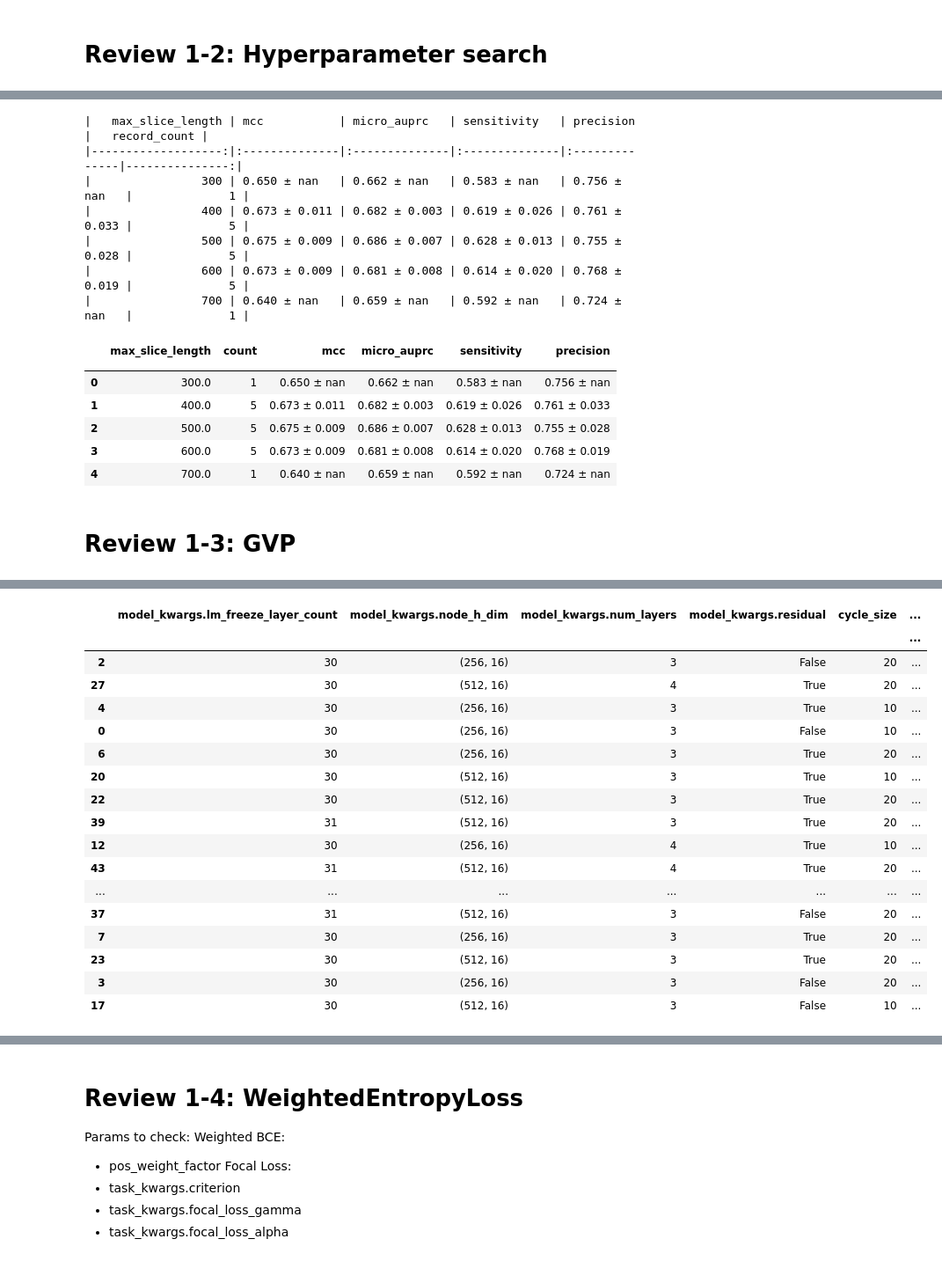
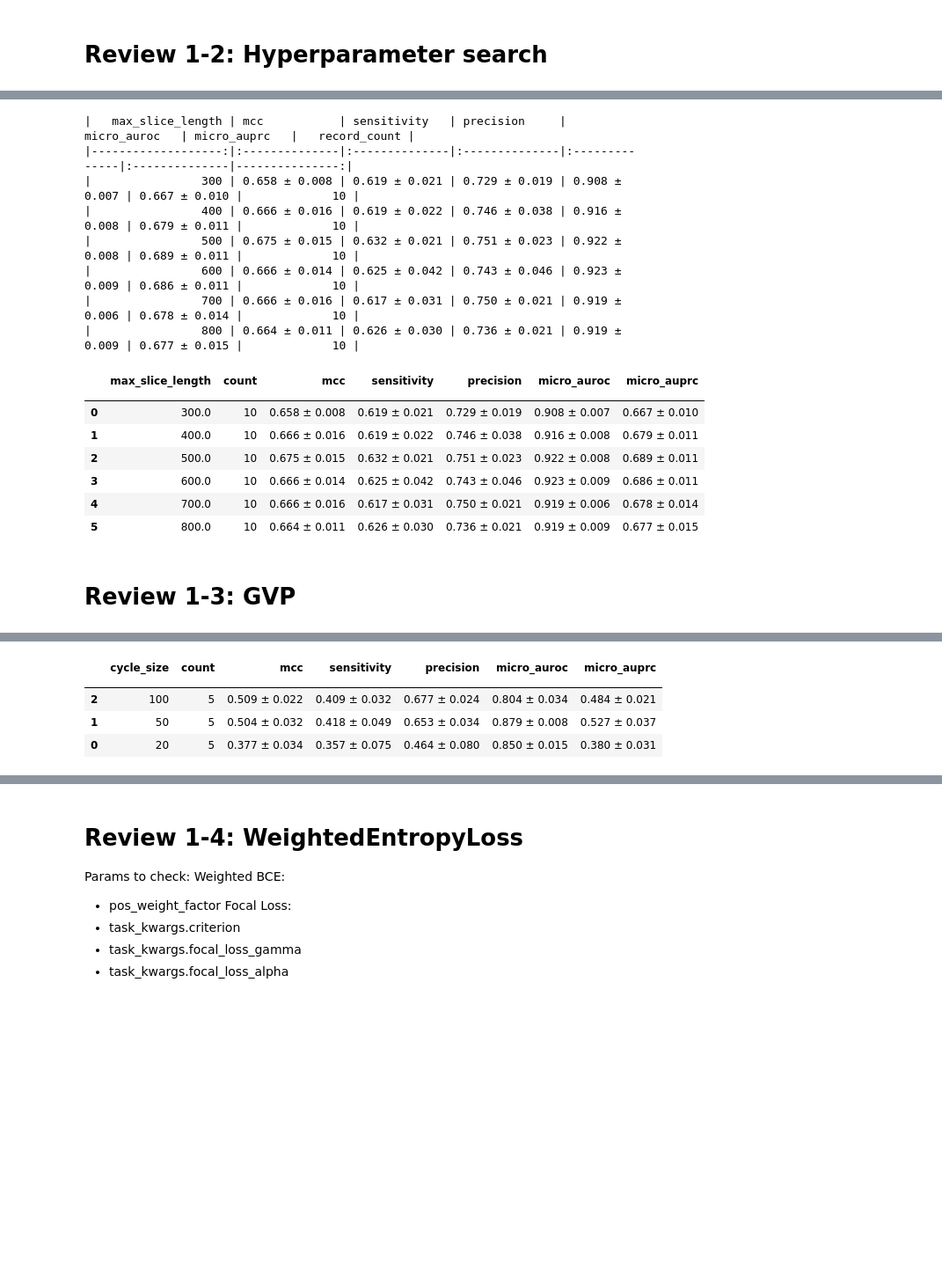
Before and after one commit to dlwocks31/MultiviewATPBind, a Jupyter notebook: result/analysis_atp.ipynb, the cells around one changed output, grey strips where cells are left out. Shown: that part at 88% size. Cells and saved outputs as stored; diff of their text form; code cells hidden in the pictures; blank space fills up the shorter version.

Commit message:
final data update

```diff
--- a/result/analysis_atp.ipynb
+++ b/result/analysis_atp.ipynb
@@ -292,9 +292,10 @@ def analyze_metrics(csv_path, group_by_param, filter_conditions={}, sort_by=('mc
     hyperparameters = group_by_param if isinstance(group_by_param, list) else [group_by_param]
 
     # Define the metrics to average
-    metrics = ['mcc', 'micro_auprc', 'sensitivity', 'precision']
+    metrics = ['mcc', 'sensitivity', 'precision', 'micro_auroc', 'micro_auprc']
 
     # Group by hyperparameters and calculate mean of metrics, including a single count column
+
     grouped_df = df.groupby(hyperparameters)[metrics].agg(['mean', 'std']).reset_index()
     grouped_df['count'] = df.groupby(hyperparameters).size().values
 
@@ -309,7 +310,8 @@ def analyze_metrics(csv_path, group_by_param, filter_conditions={}, sort_by=('mc
     # Display the results
     return grouped_df
 
-def print_markdown_table(grouped_df, metrics=['mcc', 'micro_auprc', 'sensitivity', 'precision']):
+
+def print_markdown_table(grouped_df, metrics=['mcc', 'sensitivity', 'precision', 'micro_auroc', 'micro_auprc']):
     """
     Print the markdown formatted table from the grouped DataFrame.
 
@@ -422,6 +443,7 @@ df = analyze_metrics('atpbind3d_esm-t33-gearnet_stats.csv',
                      filter_conditions={'padding': 50,
                                         'model_kwargs.lm_freeze_layer_count': [30],
                                         'valid_fold': [0,1,2,3,4],
+                                        'max_slice_length': [300, 400, 500, 600, 700, 800],
                                         },
                      sort_by='max_slice_length',
                      ascending=True
@@ -429,25 +451,28 @@ df = analyze_metrics('atpbind3d_esm-t33-gearnet_stats.csv',
 print_markdown_table(df)
 df
 # %% [output]
-|   max_slice_length | mcc           | micro_auprc   | sensitivity   | precision     |   record_count |
-|-------------------:|:--------------|:--------------|:--------------|:--------------|---------------:|
-|                300 | 0.650 ± nan   | 0.662 ± nan   | 0.583 ± nan   | 0.756 ± nan   |              1 |
-|                400 | 0.673 ± 0.011 | 0.682 ± 0.003 | 0.619 ± 0.026 | 0.761 ± 0.033 |              5 |
-|                500 | 0.675 ± 0.009 | 0.686 ± 0.007 | 0.628 ± 0.013 | 0.755 ± 0.028 |              5 |
-|                600 | 0.673 ± 0.009 | 0.681 ± 0.008 | 0.614 ± 0.020 | 0.768 ± 0.019 |              5 |
-|                700 | 0.640 ± nan   | 0.659 ± nan   | 0.592 ± nan   | 0.724 ± nan   |              1 |
+|   max_slice_length | mcc           | sensitivity   | precision     | micro_auroc   | micro_auprc   |   record_count |
+|-------------------:|:--------------|:--------------|:--------------|:--------------|:--------------|---------------:|
+|                300 | 0.658 ± 0.008 | 0.619 ± 0.021 | 0.729 ± 0.019 | 0.908 ± 0.007 | 0.667 ± 0.010 |             10 |
+|                400 | 0.666 ± 0.016 | 0.619 ± 0.022 | 0.746 ± 0.038 | 0.916 ± 0.008 | 0.679 ± 0.011 |             10 |
+|                500 | 0.675 ± 0.015 | 0.632 ± 0.021 | 0.751 ± 0.023 | 0.922 ± 0.008 | 0.689 ± 0.011 |             10 |
+|                600 | 0.666 ± 0.014 | 0.625 ± 0.042 | 0.743 ± 0.046 | 0.923 ± 0.009 | 0.686 ± 0.011 |             10 |
+|                700 | 0.666 ± 0.016 | 0.617 ± 0.031 | 0.750 ± 0.021 | 0.919 ± 0.006 | 0.678 ± 0.014 |             10 |
+|                800 | 0.664 ± 0.011 | 0.626 ± 0.030 | 0.736 ± 0.021 | 0.919 ± 0.009 | 0.677 ± 0.015 |             10 |
-|  | max_slice_length | count | mcc | micro_auprc | sensitivity | precision |
-|  |  |  |  |  |  |  |
-| 0 | 300.0 | 1 | 0.650 ± nan | 0.662 ± nan | 0.583 ± nan | 0.756 ± nan |
-| 1 | 400.0 | 5 | 0.673 ± 0.011 | 0.682 ± 0.003 | 0.619 ± 0.026 | 0.761 ± 0.033 |
-| 2 | 500.0 | 5 | 0.675 ± 0.009 | 0.686 ± 0.007 | 0.628 ± 0.013 | 0.755 ± 0.028 |
-| 3 | 600.0 | 5 | 0.673 ± 0.009 | 0.681 ± 0.008 | 0.614 ± 0.020 | 0.768 ± 0.019 |
-| 4 | 700.0 | 1 | 0.640 ± nan | 0.659 ± nan | 0.592 ± nan | 0.724 ± nan |
+|  | max_slice_length | count | mcc | sensitivity | precision | micro_auroc | micro_auprc |
+|  |  |  |  |  |  |  |  |
+| 0 | 300.0 | 10 | 0.658 ± 0.008 | 0.619 ± 0.021 | 0.729 ± 0.019 | 0.908 ± 0.007 | 0.667 ± 0.010 |
+| 1 | 400.0 | 10 | 0.666 ± 0.016 | 0.619 ± 0.022 | 0.746 ± 0.038 | 0.916 ± 0.008 | 0.679 ± 0.011 |
+| 2 | 500.0 | 10 | 0.675 ± 0.015 | 0.632 ± 0.021 | 0.751 ± 0.023 | 0.922 ± 0.008 | 0.689 ± 0.011 |
+| 3 | 600.0 | 10 | 0.666 ± 0.014 | 0.625 ± 0.042 | 0.743 ± 0.046 | 0.923 ± 0.009 | 0.686 ± 0.011 |
+| 4 | 700.0 | 10 | 0.666 ± 0.016 | 0.617 ± 0.031 | 0.750 ± 0.021 | 0.919 ± 0.006 | 0.678 ± 0.014 |
+| 5 | 800.0 | 10 | 0.664 ± 0.011 | 0.626 ± 0.030 | 0.736 ± 0.021 | 0.919 ± 0.009 | 0.677 ± 0.015 |
 # %% [markdown]
 # Review 1-3: GVP
 # %%
-df = analyze_metrics('atpbind3d_esm-t33-gvp_stats.csv',
-                     ['model_kwargs.lm_freeze_layer_count', 'model_kwargs.node_h_dim', 'model_kwargs.num_layers', 'model_kwargs.residual', 'cycle_size', 'max_lr'],
+# All Data
+df = analyze_metrics('atpbind3d_gvp_stats.csv',
+                     ['cycle_size'],
                      filter_conditions={'valid_fold': [0, 1, 2, 3, 4]},
                      sort_by=('mcc', 'mean'),
                      ascending=False
@@ -475,18 +488,5 @@ df
-|  | model_kwargs.lm_freeze_layer_count | model_kwargs.node_h_dim | model_kwargs.num_layers | model_kwargs.residual | cycle_size | ... |
-|  |  |  |  |  |  | ... |
-| 2 | 30 | (256, 16) | 3 | False | 20 | ... |
-| 27 | 30 | (512, 16) | 4 | True | 20 | ... |
-| 4 | 30 | (256, 16) | 3 | True | 10 | ... |
-| 0 | 30 | (256, 16) | 3 | False | 10 | ... |
-| 6 | 30 | (256, 16) | 3 | True | 20 | ... |
-| 20 | 30 | (512, 16) | 3 | True | 10 | ... |
-| 22 | 30 | (512, 16) | 3 | True | 20 | ... |
-| 39 | 31 | (512, 16) | 3 | True | 20 | ... |
-| 12 | 30 | (256, 16) | 4 | True | 10 | ... |
-| 43 | 31 | (512, 16) | 4 | True | 20 | ... |
-| ... | ... | ... | ... | ... | ... | ... |
-| 37 | 31 | (512, 16) | 3 | False | 20 | ... |
-| 7 | 30 | (256, 16) | 3 | True | 20 | ... |
-| 23 | 30 | (512, 16) | 3 | True | 20 | ... |
-| 3 | 30 | (256, 16) | 3 | False | 20 | ... |
-| 17 | 30 | (512, 16) | 3 | False | 10 | ... |
+|  | cycle_size | count | mcc | sensitivity | precision | micro_auroc | micro_auprc |
+|  |  |  |  |  |  |  |  |
+| 2 | 100 | 5 | 0.509 ± 0.022 | 0.409 ± 0.032 | 0.677 ± 0.024 | 0.804 ± 0.034 | 0.484 ± 0.021 |
+| 1 | 50 | 5 | 0.504 ± 0.032 | 0.418 ± 0.049 | 0.653 ± 0.034 | 0.879 ± 0.008 | 0.527 ± 0.037 |
+| 0 | 20 | 5 | 0.377 ± 0.034 | 0.357 ± 0.075 | 0.464 ± 0.080 | 0.850 ± 0.015 | 0.380 ± 0.031 |
```
Also changed, not shown: parts of 11 cells of this notebook, 36 other files.
